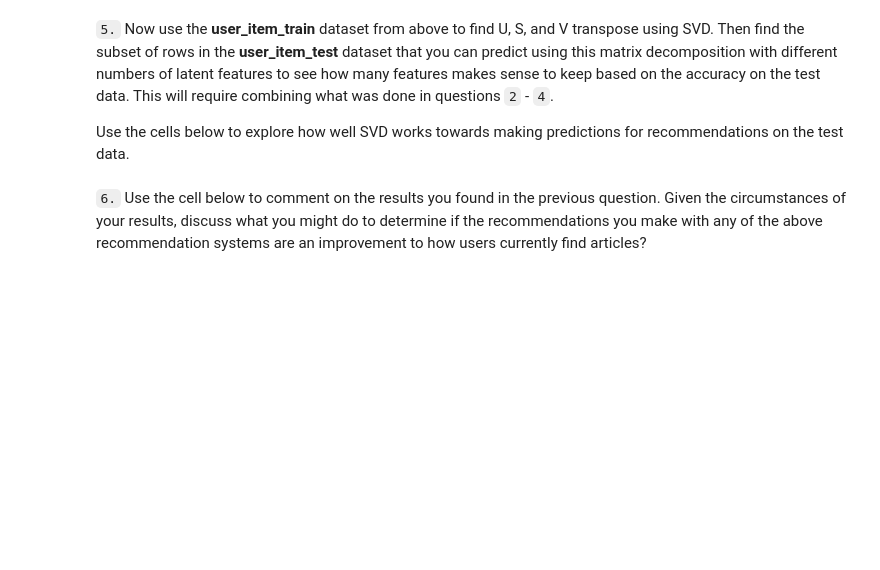
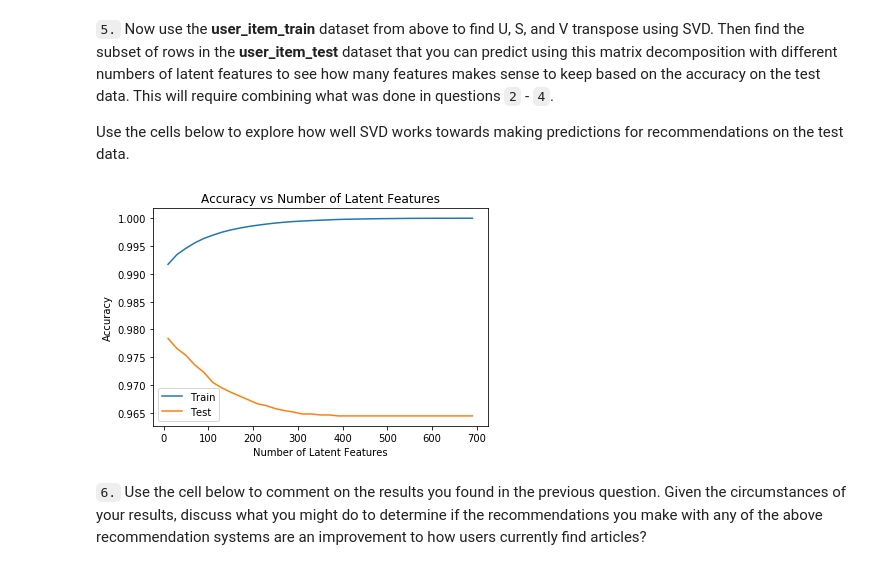
Before and after one commit to stivenlopezg/Recommendation-engine, a Jupyter notebook: Recommendations_with_IBM.ipynb, the cells around one changed output. Saved outputs shown, nothing was run; the diff lists cells and outputs as text; code cells hidden in the pictures; blank space fills up the shorter version.

```diff
--- a/Recommendations_with_IBM.ipynb
+++ b/Recommendations_with_IBM.ipynb
@@ -617,7 +682,7 @@ df_train = df.head(40000)
 df_test = df.tail(5993)
 
 def create_test_and_train_user_item(df_train, df_test):
-    '''
+    """
     INPUT:
     df_train - training dataframe
     df_test - test dataframe
@@ -630,8 +695,12 @@ def create_test_and_train_user_item(df_train, df_test):
     test_idx - all of the test user ids
     test_arts - all of the test article ids
 
-    '''
+    """
     # Your code here
+    user_item_train = create_user_item_matrix(df_train)
+    user_item_test = create_user_item_matrix(df_test)
+    test_idx = user_item_test.index.tolist()
+    test_arts = user_item_test.columns.tolist()
 
     return user_item_train, user_item_test, test_idx, test_arts
 
@@ -658,4 +739,4 @@ t.sol_4_test(sol_4_dict)
 Use the cells below to explore how well SVD works towards making predictions for recommendations on the test data.
 # %%
 # fit SVD on the user_item_train matrix
-u_train, s_train, vt_train = # fit svd similar to above then use the cells below
+u_train, s_train, vt_train = np.linalg.svd(user_item_train)
@@ -665,3 +743,39 @@ u_train, s_train, vt_train = # fit svd similar to above then use the cells below
+# %%
+row_idxs = user_item_train.index.isin(test_idx)
+col_idxs = user_item_train.columns.isin(test_arts)
+
+u_test = u_train[row_idxs, :]
+vt_test = vt_train[:, col_idxs]
+
+train_idx = user_item_train.index
+test_idx = user_item_test.index
+sub_user_item_test = user_item_test.loc[user_item_test.index.isin(train_idx)]
+# %%
+latent_feats = np.arange(10, 700+10, 20)
+train_errs, test_errs = [], []
+
+
+for k in latent_feats:
+    # restructure with k latent features
+    s_train_lat, u_train_lat, vt_train_lat = np.diag(s_train[:k]), u_train[:, :k], vt_train[:k, :]
+    u_test_lat, vt_test_lat = u_test[:, :k], vt_test[:k, :]
+
+    # take dot product
+    user_item_train_preds = np.around(np.dot(np.dot(u_train_lat, s_train_lat), vt_train_lat))
+    user_item_test_preds = np.around(np.dot(np.dot(u_test_lat, s_train_lat), vt_test_lat))
+
+    train_errs.append(accuracy_score(user_item_train.values.flatten(), user_item_train_preds.flatten()))
+    test_errs.append(accuracy_score(sub_user_item_test.values.flatten(), user_item_test_preds.flatten()))
+
+plt.plot(latent_feats, train_errs, label='Train')
+plt.plot(latent_feats, test_errs, label='Test')
+plt.xlabel('Number of Latent Features')
+plt.ylabel('Accuracy')
+plt.title('Accuracy vs Number of Latent Features')
+plt.legend()
+plt.show()
+# %% [output]
+[figure, added]
 # %% [markdown]
 `6.` Use the cell below to comment on the results you found in the previous question. Given the circumstances of your results, discuss what you might do to determine if the recommendations you make with any of the above recommendation systems are an improvement to how users currently find articles?
 # %% [markdown]
```
Also changed, not shown: parts of 27 cells of this notebook.
